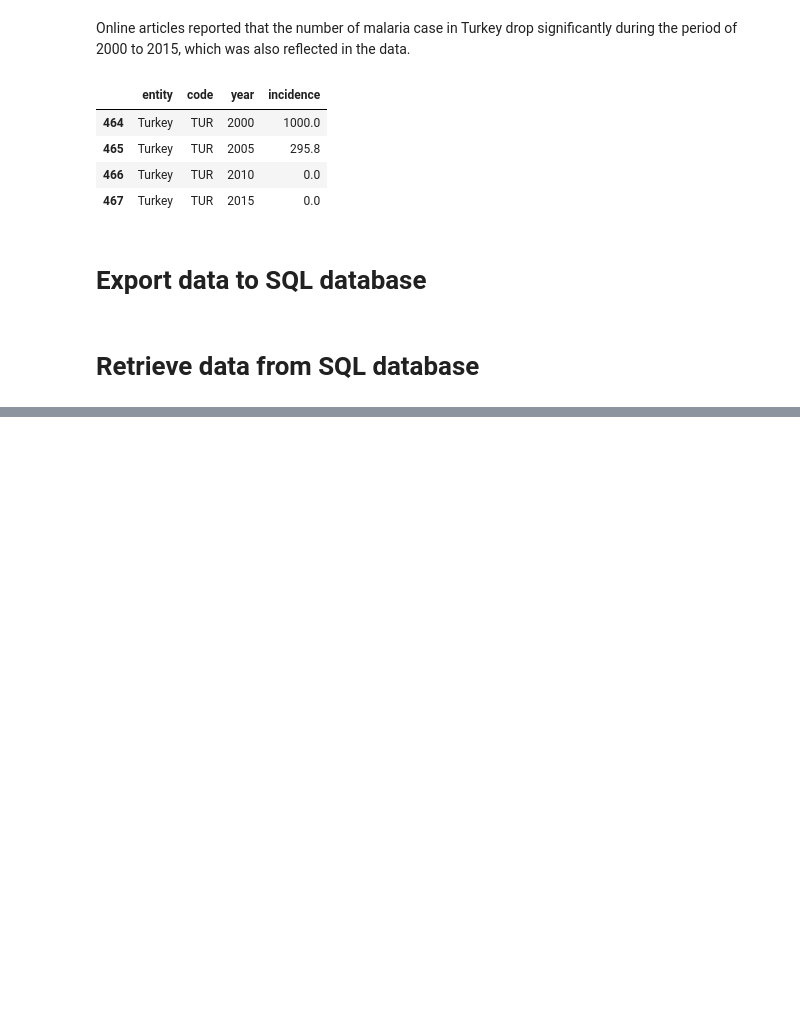
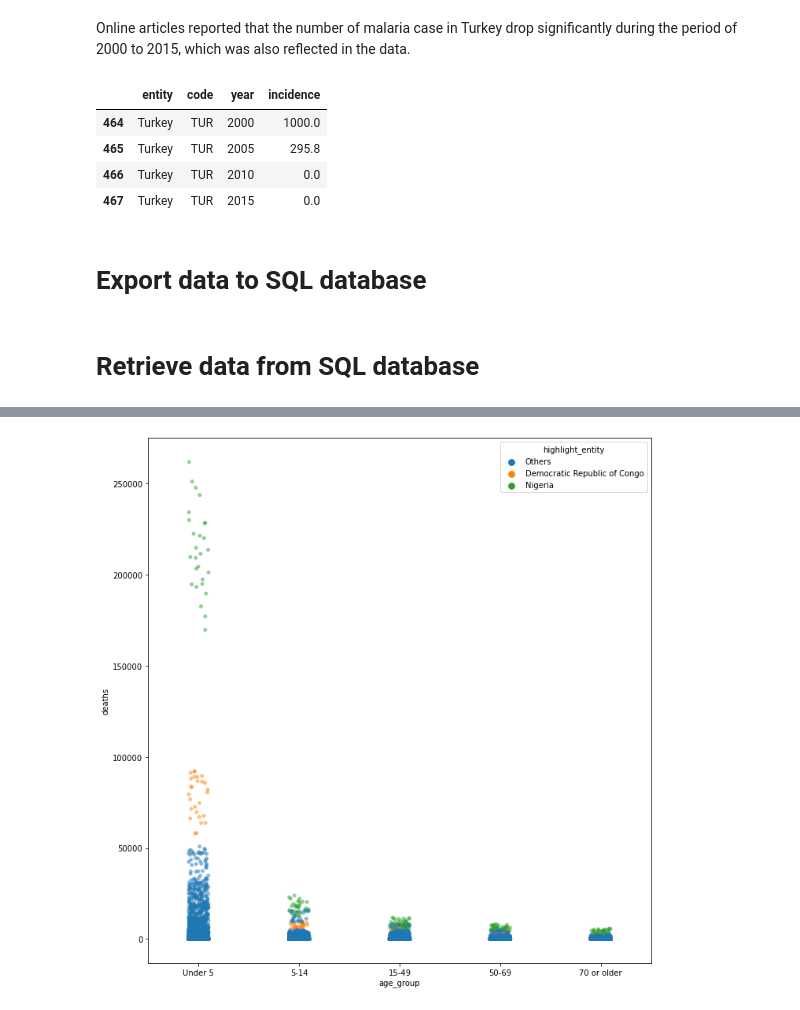
Before and after one commit to simonchuth/sgh_assessment, a Jupyter notebook: malaria_notebook.ipynb, the cells around one changed output, grey strips where cells are left out. Saved outputs shown, nothing was run; the diff lists cells and outputs as text; code cells hidden in the pictures; blank space fills up the shorter version.

```diff
--- a/malaria_notebook.ipynb
+++ b/malaria_notebook.ipynb
@@ -269,0 +351,8 @@ result_df = sql_to_pandas('SELECT * FROM malaria_deaths')
+# %%
+result_df_2 = sql_to_pandas('SELECT entity, age_group, AVG(deaths) AS deaths \
+                           FROM malaria_deaths_age \
+                           WHERE \
+                           code IS NOT NULL \
+                           AND entity!="World" \
+                           GROUP BY entity, age_group, year')
+result_df_2
@@ -269,0 +373,11 @@ result_df = sql_to_pandas('SELECT * FROM malaria_deaths')
+# %%
+age_grp_order =['Under 5', '5-14', '15-49', '50-69', '70 or older']
+# %%
+result_df_2['highlight_entity'] = result_df_2['entity'].apply(lambda x: x if (x=='Nigeria') or (x=='Democratic Republic of Congo') else 'Others')
+# %%
+plt.figure(figsize=(10, 10))
+sns.stripplot(x='age_group', y='deaths', hue='highlight_entity', data=result_df_2, order=age_grp_order, alpha=0.5)
+plt.tight_layout()
+plt.show()
+# %% [output]
+[figure, added]
```
Also changed, not shown: parts of 12 cells of this notebook.
